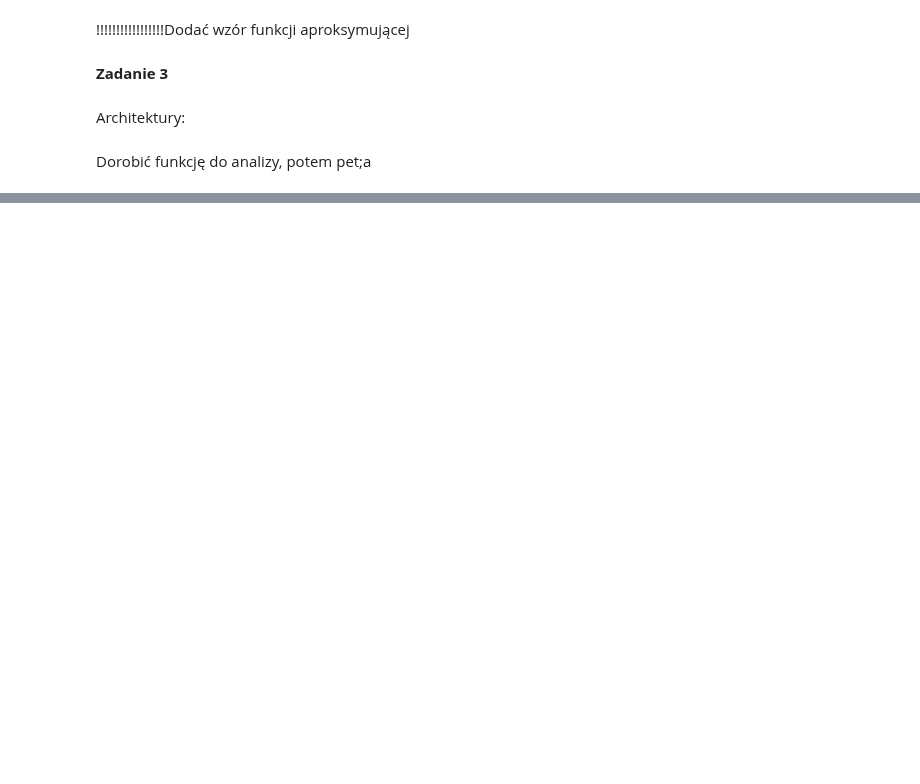
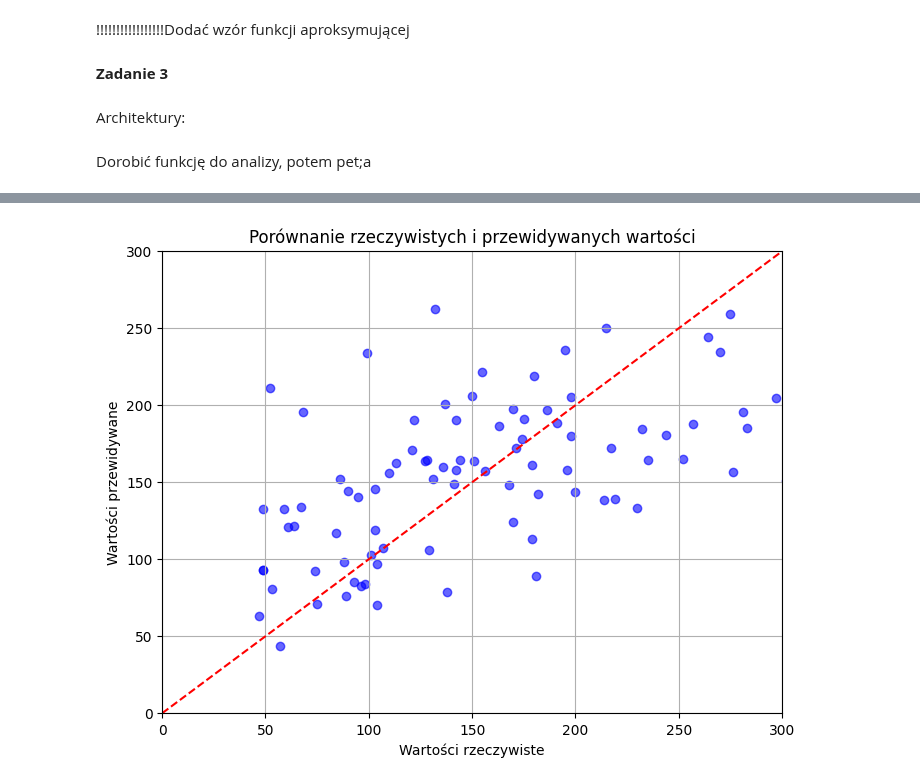
Before and after one commit to nkocjan/computational-intelligence-methods, a Jupyter notebook: lab03/lab03.ipynb, the cells around one changed output, grey strips where cells are left out. Saved outputs shown, nothing was run; the diff lists cells and outputs as text; code cells hidden in the pictures; blank space fills up the shorter version.

```diff
--- a/lab03/lab03.ipynb
+++ b/lab03/lab03.ipynb
@@ -134,8 +148,23 @@ def calculate_mse(y_test, y_pred, model):
 # %%
-architektury = [(5, 5), (25, 25, 25), (100, 100, 100, 100), (200, 200, 200, 200, 200)]
+architektury = [(5, 5), (25, 25, 25), (100, 100, 100, 100), (5,5,5,5,5), (200, 200, 200, 200, 200)]
+results = []
-# %%
-for arch in architektury:
-  model = MLPRegressor(hidden_layer_sizes=architektury, activation='tanh', max_iter=5000, random_state=0)
-  model.fit(X, y)
-  y_pred = model.predict(X_test)
-  calculate_mse(y_test, y_pred, model)
+# %%
+for arch in architektury:
+    model = MLPRegressor(hidden_layer_sizes=arch, activation='relu', max_iter=5000, random_state=0, learning_rate_init=0.1)
+    model.fit(X_train, y_train)
+    y_pred = model.predict(X_test)
+
+    # Obliczanie metryk
+    mse, mape, r2 = calculate_metrics(y_test, y_pred)
+    results.append((arch, mse, mape, r2))
+    print(f"Architektura: {arch}")
+    print(f"MSE: {mse:.4f}, MAPE: {mape:.4f}, R²: {r2:.4f}\n")
+
+# Wybór najlepszego modelu (najlepszy R²)
+best_arch = max(results, key=lambda x: x[2])  # Maksymalizujemy R²
+print(f"Najlepsza architektura: {best_arch[0]} z R² = {best_arch[2]:.4f}")
+
+# Trening najlepszego modelu
+best_model = MLPRegressor(hidden_layer_sizes=best_arch[0], activation='relu', max_iter=5000, random_state=0)
+best_model.fit(X_train, y_train)
+y_pred_best = best_model.predict(X_test)
@@ -141,0 +188,14 @@ for arch in architektury:
+# %%
+# Wykres porównujący wartości rzeczywiste i przewidywane
+plt.figure(figsize=(8, 6))
+plt.scatter(y_test, y_pred_best, color='blue', alpha=0.6)
+plt.plot([0, 300], [0, 300], color='red', linestyle='--')  # Linia y = x w zakresie od 50 do 100
+plt.xlim(0, 300)  # Ustawienie granic dla osi X
+plt.ylim(0, 300)  # Ustawienie granic dla osi Y
+plt.title("Porównanie rzeczywistych i przewidywanych wartości")
+plt.xlabel("Wartości rzeczywiste")
+plt.ylabel("Wartości przewidywane")
+plt.grid(True)
+plt.show()
+# %% [output]
+[figure, added]
```
Also changed, not shown: parts of 9 cells of this notebook.
